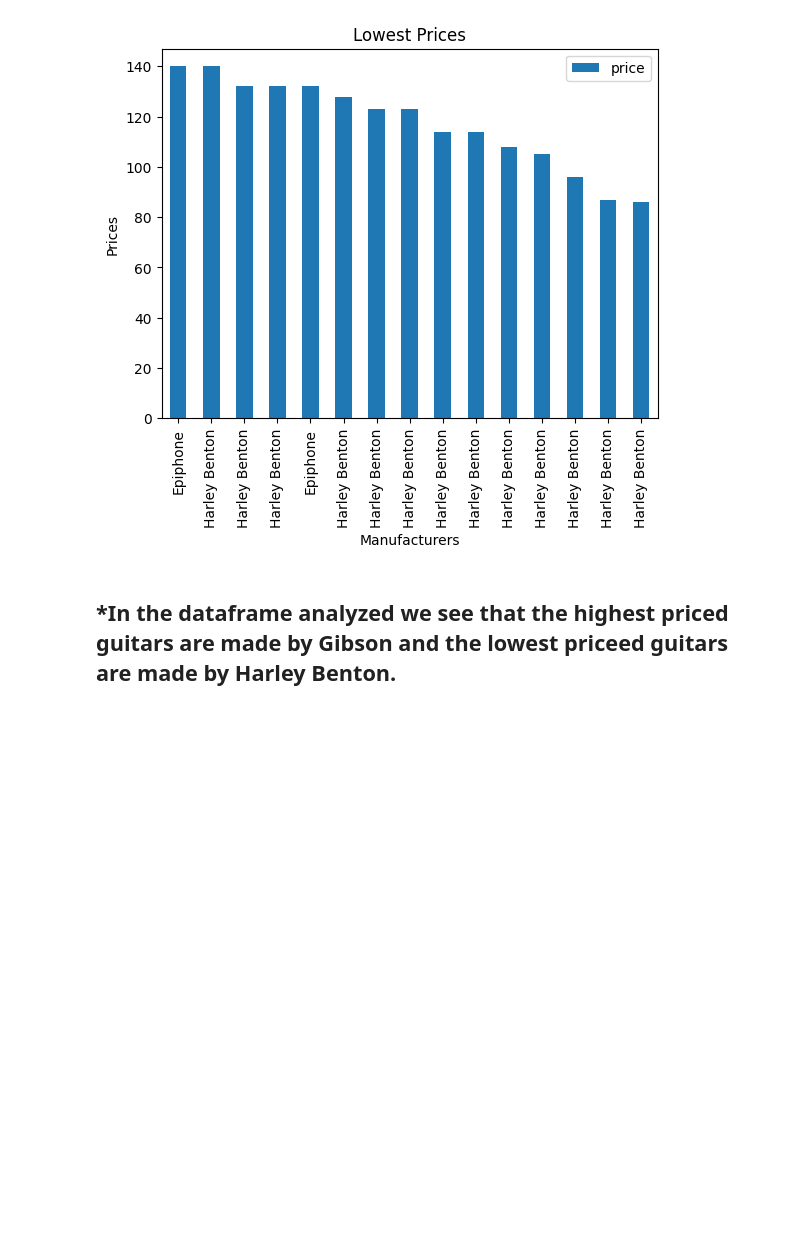
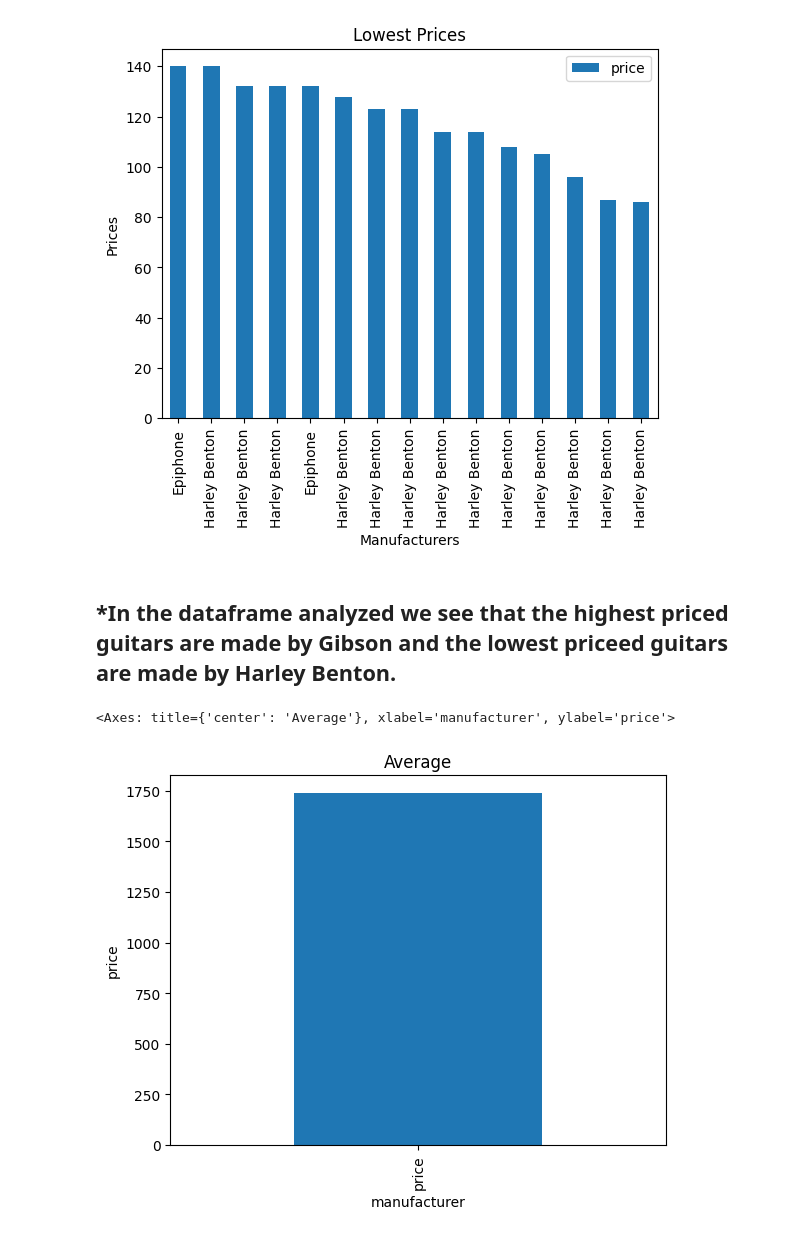
Before and after one commit to southsidefreddy/Guitar_Project, a Jupyter notebook: plot.ipynb, the cells around one changed output. Saved outputs shown, nothing was run; the diff lists cells and outputs as text; code cells hidden in the pictures; blank space fills up the shorter version.

```diff
--- a/plot.ipynb
+++ b/plot.ipynb
@@ -75,3 +75,10 @@ price_df.tail(15).plot.bar(title = "Lowest Prices", x = "manufacturer", y = "pri
 [figure]
 # %% [markdown]
 ## *In the dataframe analyzed we see that the highest priced guitars are made by Gibson and the lowest priceed guitars are made by Harley Benton.
+# %%
+#  #what is the average cost of guitars in this dataframe
+
+price_df.mean().plot.bar(title = 'Average', x = ' ', y = 'price', xlabel = 'manufacturer', ylabel = 'price')
+# %% [output]
+<Axes: title={'center': 'Average'}, xlabel='manufacturer', ylabel='price'>
+[figure, added]
```
